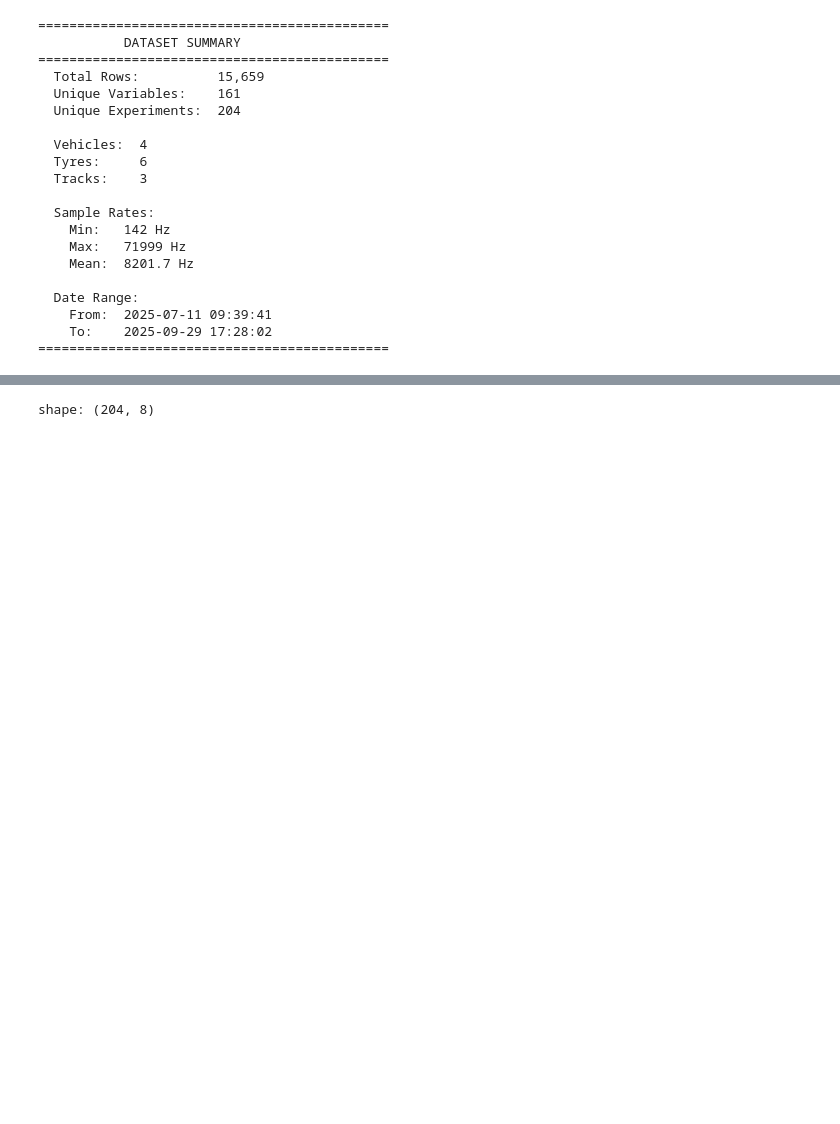
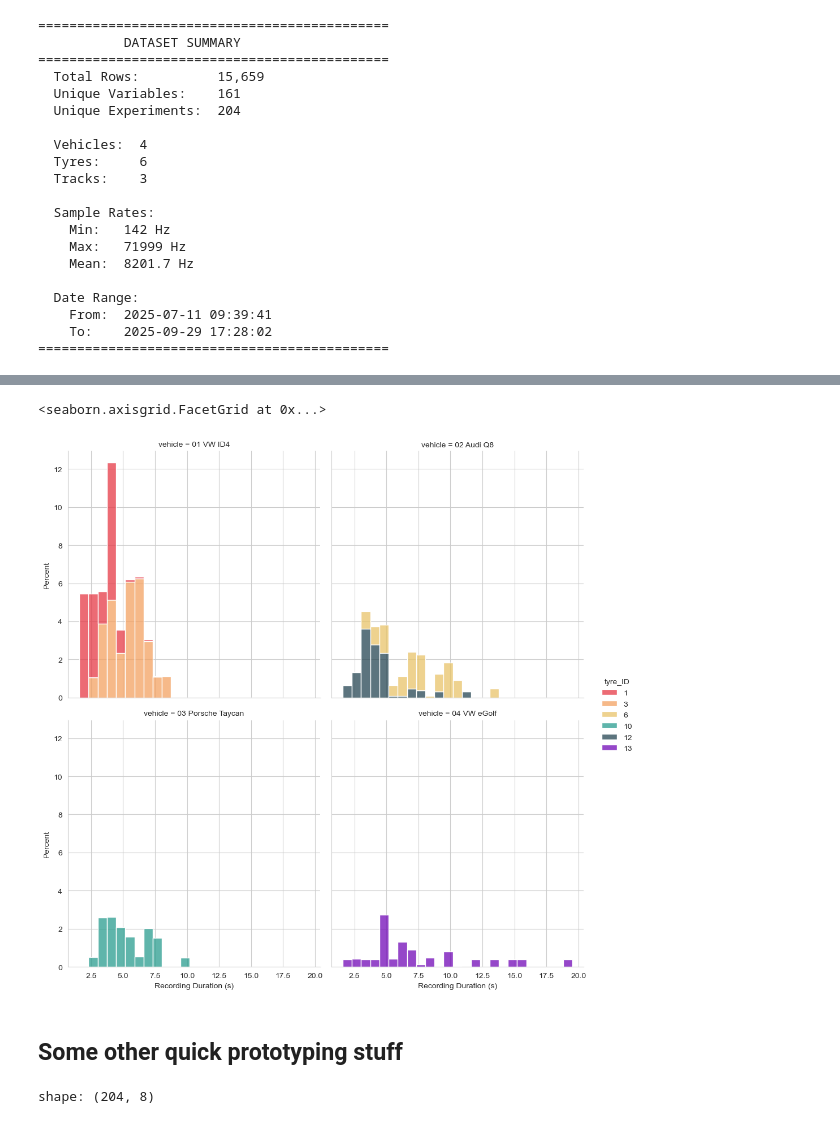
Before and after one commit to m-j-w-f/ROAR, a Jupyter notebook: src/roar/notenbooks/01explore.ipynb, the cells around one changed output, grey strips where cells are left out. Drawn from its saved outputs; the diff is of its cells as text; code cells hidden in the pictures; blank space fills up the shorter version.

```diff
--- a/src/roar/notenbooks/01explore.ipynb
+++ b/src/roar/notenbooks/01explore.ipynb
@@ -517,3 +778,24 @@ print_dataset_summary(files_df_expanded)
+# %%
+fig = sns.displot(
+    data=recording_lengths_1d,
+    x="recording_duration_s",
+    col="vehicle",
+    hue="tyre_ID",
+    col_wrap=2,
+    palette=TYRE_COLORS,
+    kind="hist",
+    kde=False,
+    bins=25,
+    multiple="stack",
+    stat="percent",
+    col_order=ALL_VEHICLES,
+)
+fig.set_axis_labels("Recording Duration (s)", None)
+# %% [output]
+<seaborn.axisgrid.FacetGrid at 0x...>
+[figure, added]
+# %% [markdown]
+## Some other quick prototyping stuff
 # %%
 files_df
 # %% [output]
```
Also changed, not shown: parts of 16 cells of this notebook.
